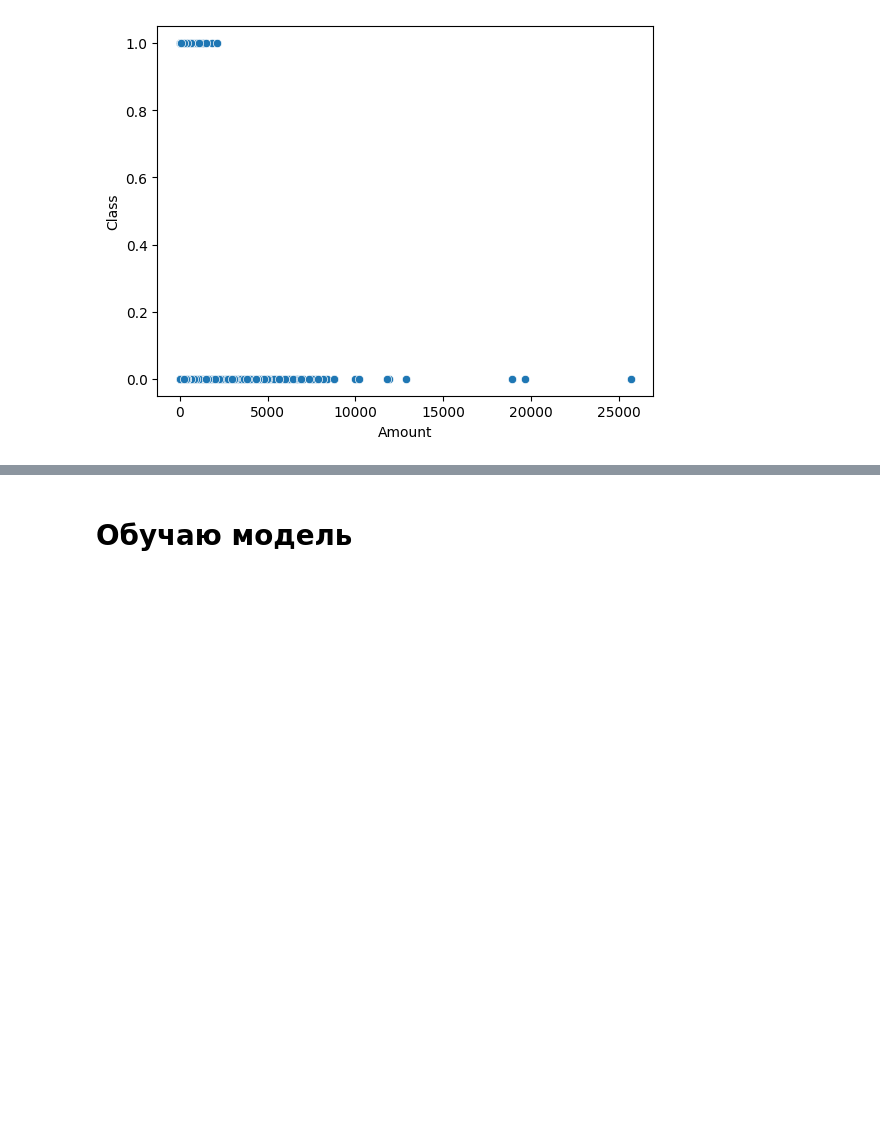
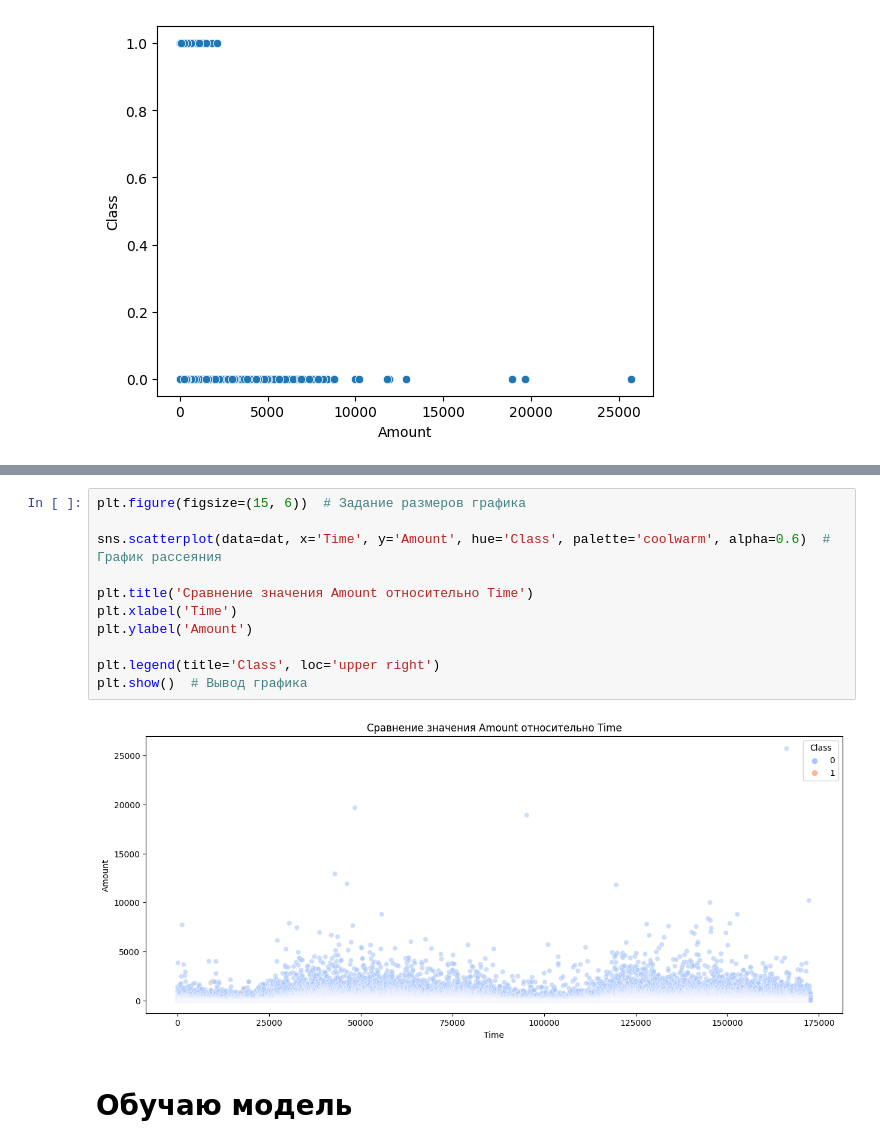
Before and after one commit to ABCeti/DSIS, a Jupyter notebook: Credit Card Fraud Detection.ipynb, the cells around one changed output, grey strips where cells are left out. Cells and saved outputs as stored; diff of their text form; blank space fills up the shorter version.

```diff
--- a/Credit Card Fraud Detection.ipynb
+++ b/Credit Card Fraud Detection.ipynb
@@ -121,3 +131,16 @@ graph3 = sns.scatterplot(data=dat, x="Amount", y="Time")
+# %%
+plt.figure(figsize=(15, 6))  # Задание размеров графика
+
+sns.scatterplot(data=dat, x='Time', y='Amount', hue='Class', palette='coolwarm', alpha=0.6)  # График рассеяния
+
+plt.title('Сравнение значения Amount относительно Time')
+plt.xlabel('Time')
+plt.ylabel('Amount')
+
+plt.legend(title='Class', loc='upper right')
+plt.show()  # Вывод графика
+# %% [output]
+[figure, added]
 # %% [markdown]
 # Обучаю модель
 # %%
```
Also changed, not shown: parts of 2 cells of this notebook.
